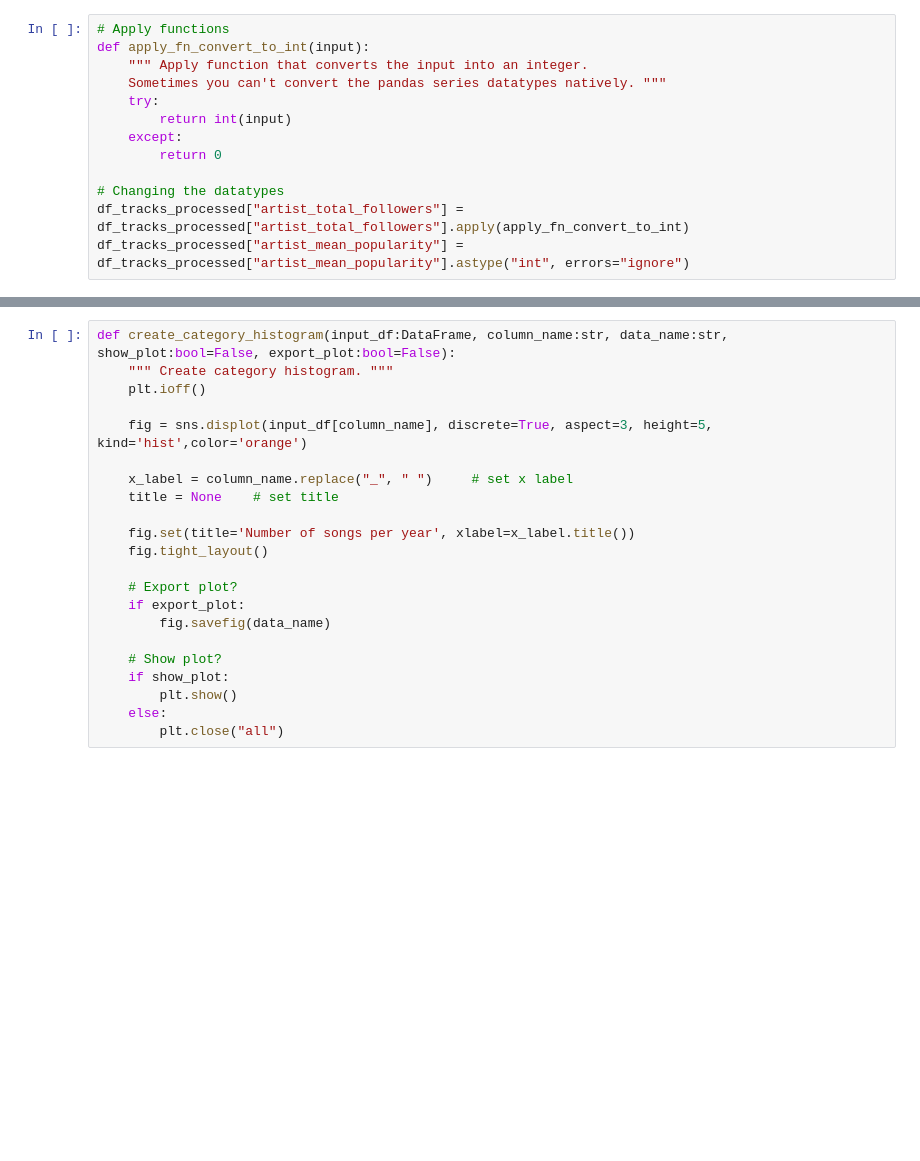
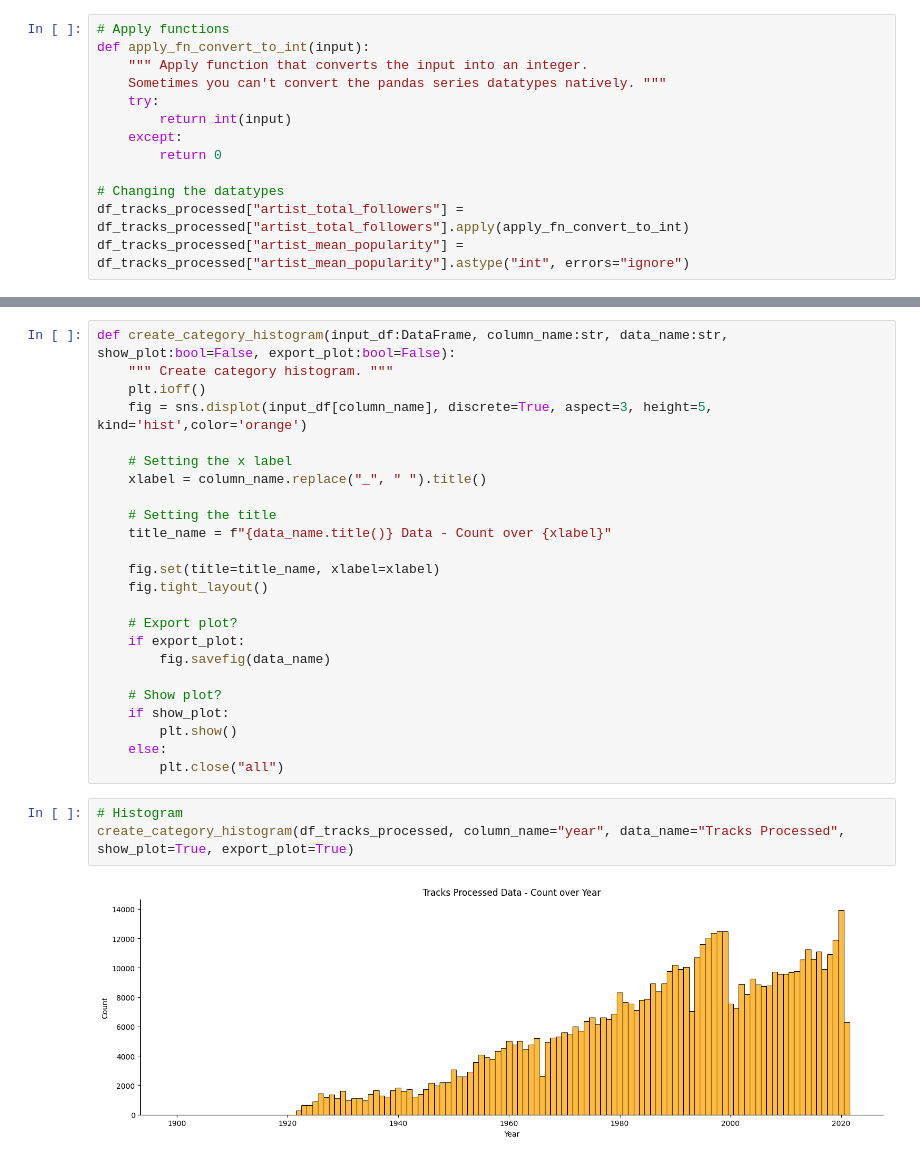
Before and after one commit to mavwong/SpotifyDataAnalysis, a Jupyter notebook: 03-analysis_main copy.ipynb, the cells around one changed output, grey strips where cells are left out. Cells and saved outputs as stored; diff of their text form; blank space fills up the shorter version.

```diff
--- a/03-analysis_main copy.ipynb
+++ b/03-analysis_main copy.ipynb
@@ -43,13 +36,15 @@ df_tracks_processed.head(3)
 def create_category_histogram(input_df:DataFrame, column_name:str, data_name:str, show_plot:bool=False, export_plot:bool=False):
     """ Create category histogram. """
     plt.ioff()
-
     fig = sns.displot(input_df[column_name], discrete=True, aspect=3, height=5, kind='hist',color='orange')
 
-    x_label = column_name.replace("_", " ")     # set x label
-    title = None    # set title
+    # Setting the x label
+    xlabel = column_name.replace("_", " ").title()
 
-    fig.set(title='Number of songs per year', xlabel=x_label.title())
+    # Setting the title
+    title_name = f"{data_name.title()} Data - Count over {xlabel}"
+
+    fig.set(title=title_name, xlabel=xlabel)
     fig.tight_layout()
 
     # Export plot?
@@ -61,3 +56,8 @@ def create_category_histogram(input_df:DataFrame, column_name:str, data_name:str
         plt.show()
     else:
         plt.close("all")
+# %%
+# Histogram
+create_category_histogram(df_tracks_processed, column_name="year", data_name="Tracks Processed", show_plot=True, export_plot=True)
+# %% [output]
+[figure, added]
```
Also changed, not shown: parts of 7 cells of this notebook, 2 other files.
